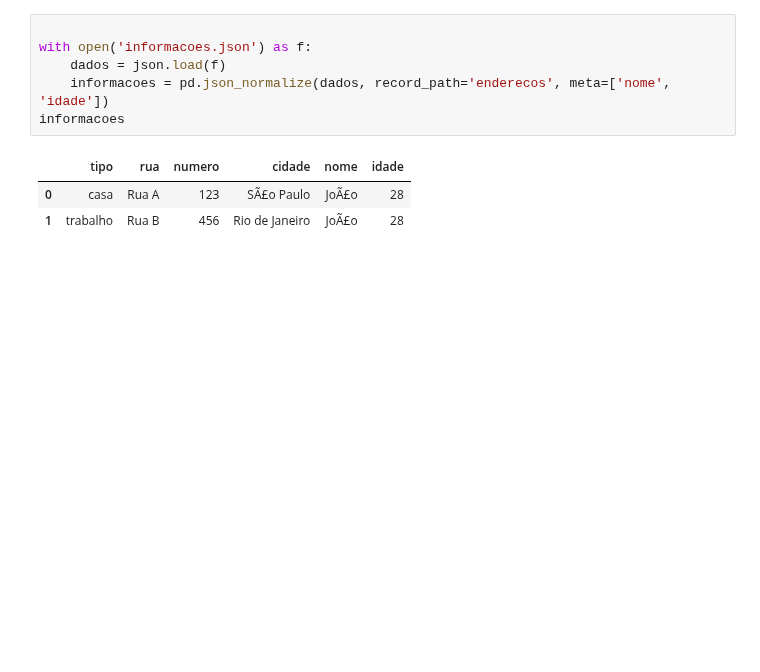
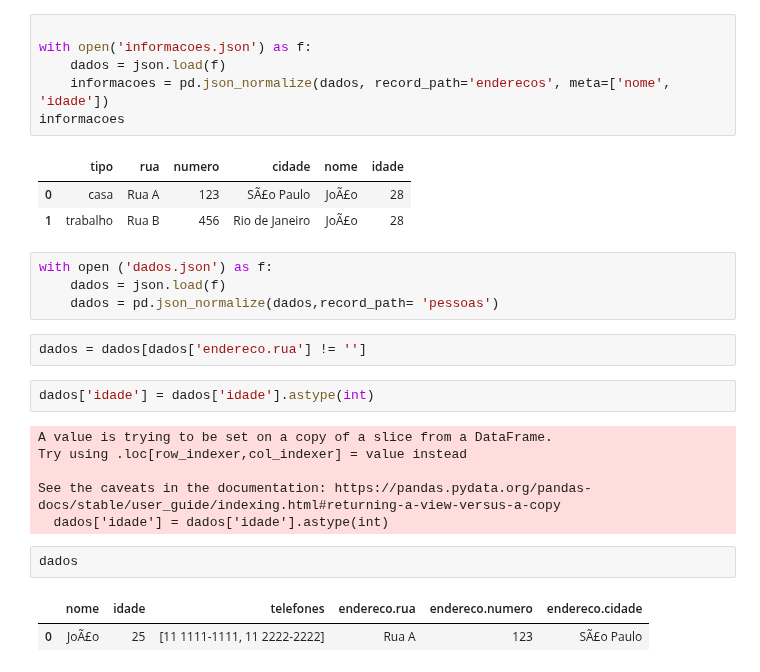
Before and after one commit to franciscojdsjr/Estudos-Python, a Jupyter notebook: Alura/Python_DataScience/Pandas_Limpeza_Tratamento/Desafio.ipynb, the cells around one changed output. Saved outputs shown, nothing was run; the diff lists cells and outputs as text; blank space fills up the shorter version.

```diff
--- a/Alura/Python_DataScience/Pandas_Limpeza_Tratamento/Desafio.ipynb
+++ b/Alura/Python_DataScience/Pandas_Limpeza_Tratamento/Desafio.ipynb
@@ -11,3 +11,22 @@ informacoes
 |  | tipo | rua | numero | cidade | nome | idade |
 | 0 | casa | Rua A | 123 | SÃ£o Paulo | JoÃ£o | 28 |
 | 1 | trabalho | Rua B | 456 | Rio de Janeiro | JoÃ£o | 28 |
+# %%
+with open ('dados.json') as f:
+    dados = json.load(f)
+    dados = pd.json_normalize(dados,record_path= 'pessoas')
+# %%
+dados = dados[dados['endereco.rua'] != '']
+# %%
+dados['idade'] = dados['idade'].astype(int)
+# %% [output]
+A value is trying to be set on a copy of a slice from a DataFrame.
+Try using .loc[row_indexer,col_indexer] = value instead
+
+See the caveats in the documentation: https://pandas.pydata.org/pandas-docs/stable/user_guide/indexing.html#returning-a-view-versus-a-copy
+  dados['idade'] = dados['idade'].astype(int)
+# %%
+dados
+# %% [output]
+|  | nome | idade | telefones | endereco.rua | endereco.numero | endereco.cidade |
+| 0 | JoÃ£o | 25 | [11 1111-1111, 11 2222-2222] | Rua A | 123 | SÃ£o Paulo |
```
Also changed, not shown: 2 other files.
